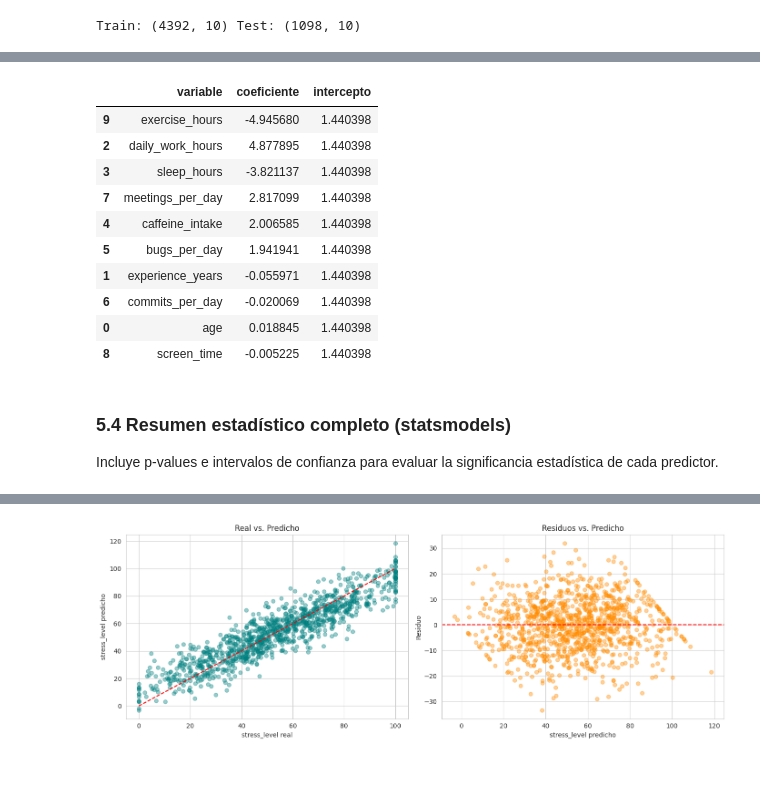
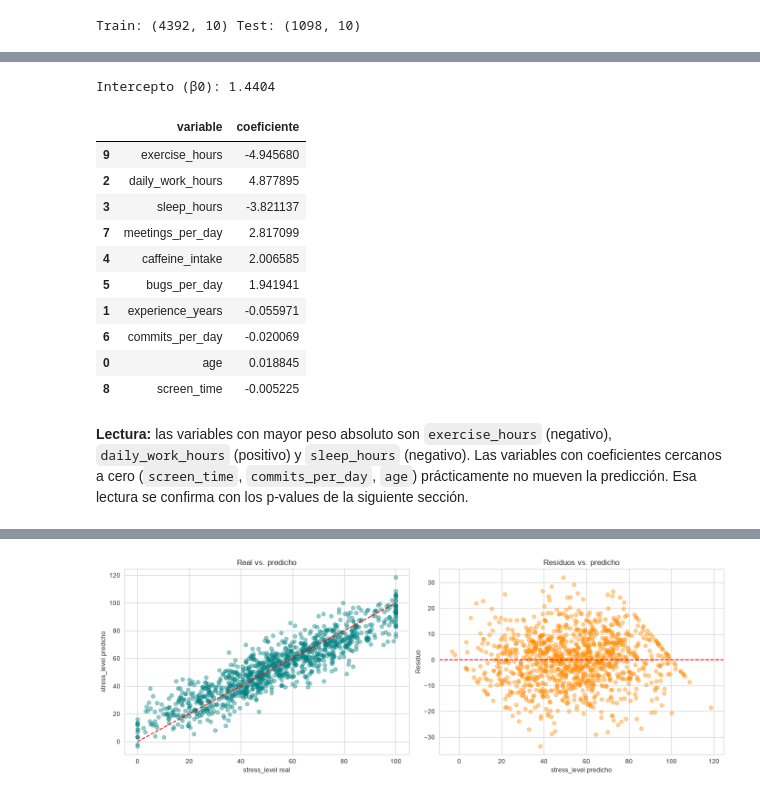
Before and after one commit to ISPC-ProCoders-2026/devAi, a Jupyter notebook: burnout_analysis.ipynb, the cells around one changed output, grey strips where cells are left out. Saved outputs shown, nothing was run; the diff lists cells and outputs as text; code cells hidden in the pictures.

```diff
--- a/burnout_analysis.ipynb
+++ b/burnout_analysis.ipynb
@@ -8,18 +61,25 @@
 # %%
+import numpy as np
 import pandas as pd
-import numpy as np
 import matplotlib.pyplot as plt
-%pip install seaborn
 import seaborn as sns
 from scipy import stats
-%pip install statsmodels
 
-from sklearn.model_selection import train_test_split
+from sklearn.model_selection import train_test_split, KFold, cross_val_score, GridSearchCV, RandomizedSearchCV
+from sklearn.linear_model import LinearRegression, RidgeCV, LassoCV
+from sklearn.preprocessing import StandardScaler
+from sklearn.pipeline import make_pipeline
+from sklearn.dummy import DummyRegressor
+from sklearn.metrics import r2_score, mean_absolute_error, mean_squared_error
+from sklearn.tree import DecisionTreeRegressor, plot_tree
+from sklearn.ensemble import RandomForestRegressor, GradientBoostingRegressor
 
 import statsmodels.api as sm
+from statsmodels.stats.diagnostic import het_breuschpagan
+from statsmodels.stats.outliers_influence import variance_inflation_factor
 
 sns.set_style("whitegrid")
 plt.rcParams["figure.dpi"] = 100
 
-df = pd.read_csv('/content/drive/MyDrive/Colab Notebooks/devai/ev1/developer_burnout_dataset_7000.csv')
-df.shape
+RANDOM_STATE = 42
+DATA_PATH = "developer_burnout_dataset_7000.csv"
@@ -61,0 +92,4 @@ df.head()
+# %%
+df = pd.read_csv(DATA_PATH)
+print("Filas y columnas:", df.shape)
+df.head()
@@ -297,23 +444,23 @@ En conjunto, el modelo lineal logra una capacidad predictiva **buena** sobre dat
 # %%
 coef_df = pd.DataFrame({
     "variable": features,
     "coeficiente": lr.coef_
 }).sort_values("coeficiente", key=abs, ascending=False)
-coef_df["intercepto"] = lr.intercept_
+
+print(f"Intercepto (β0): {lr.intercept_:.4f}")
 coef_df
 # %% [output]
+Intercepto (β0): 1.4404
-|  | variable | coeficiente | intercepto |
-| 9 | exercise_hours | -4.945680 | 1.440398 |
-| 2 | daily_work_hours | 4.877895 | 1.440398 |
-| 3 | sleep_hours | -3.821137 | 1.440398 |
-| 7 | meetings_per_day | 2.817099 | 1.440398 |
-| 4 | caffeine_intake | 2.006585 | 1.440398 |
-| 5 | bugs_per_day | 1.941941 | 1.440398 |
-| 1 | experience_years | -0.055971 | 1.440398 |
-| 6 | commits_per_day | -0.020069 | 1.440398 |
-| 0 | age | 0.018845 | 1.440398 |
-| 8 | screen_time | -0.005225 | 1.440398 |
+|  | variable | coeficiente |
+| 9 | exercise_hours | -4.945680 |
+| 2 | daily_work_hours | 4.877895 |
+| 3 | sleep_hours | -3.821137 |
+| 7 | meetings_per_day | 2.817099 |
+| 4 | caffeine_intake | 2.006585 |
+| 5 | bugs_per_day | 1.941941 |
+| 1 | experience_years | -0.055971 |
+| 6 | commits_per_day | -0.020069 |
+| 0 | age | 0.018845 |
+| 8 | screen_time | -0.005225 |
-# %% [markdown]
-### 5.4 Resumen estadístico completo (statsmodels)
-
-Incluye p-values e intervalos de confianza para evaluar la significancia estadística de cada predictor.
+# %% [markdown]
+**Lectura:** las variables con mayor peso absoluto son `exercise_hours` (negativo), `daily_work_hours` (positivo) y `sleep_hours` (negativo). Las variables con coeficientes cercanos a cero (`screen_time`, `commits_per_day`, `age`) prácticamente no mueven la predicción. Esa lectura se confirma con los p-values de la siguiente sección.
```
Also changed, not shown: parts of 134 cells of this notebook.
